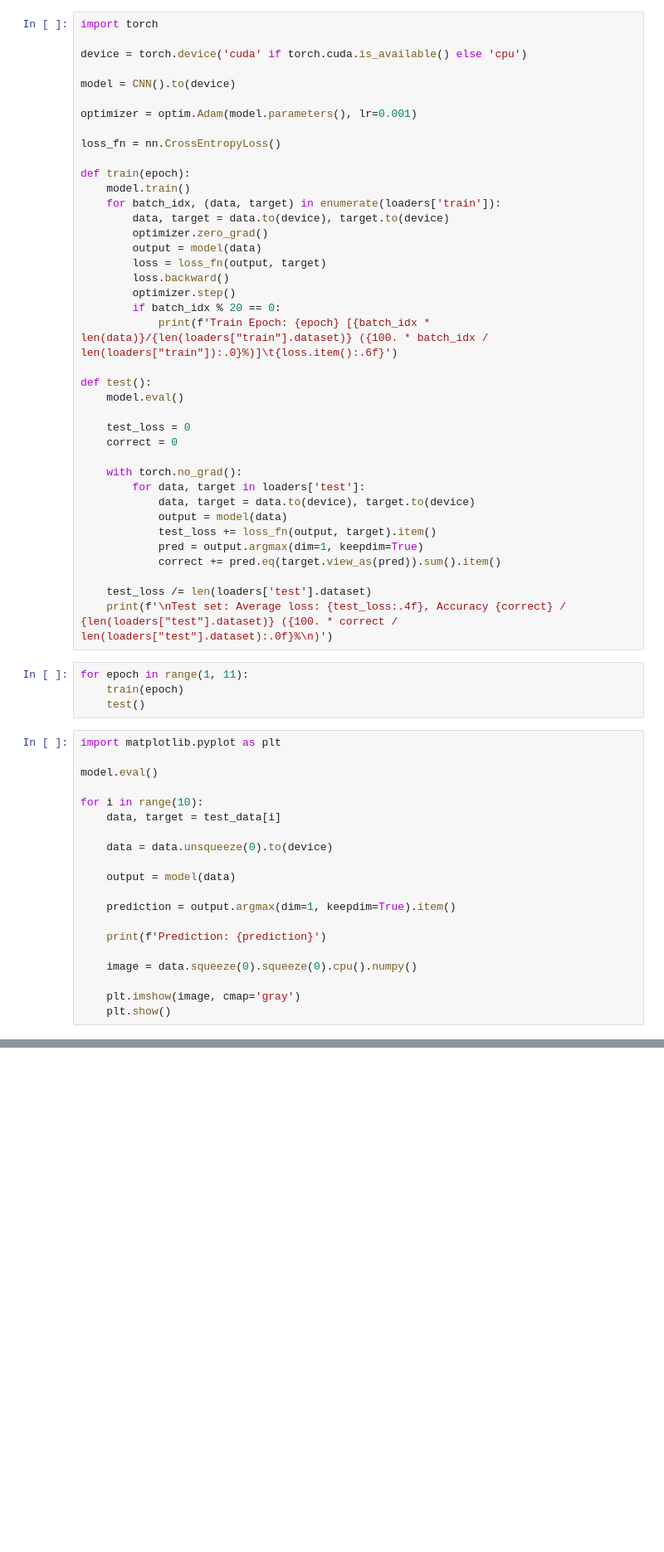
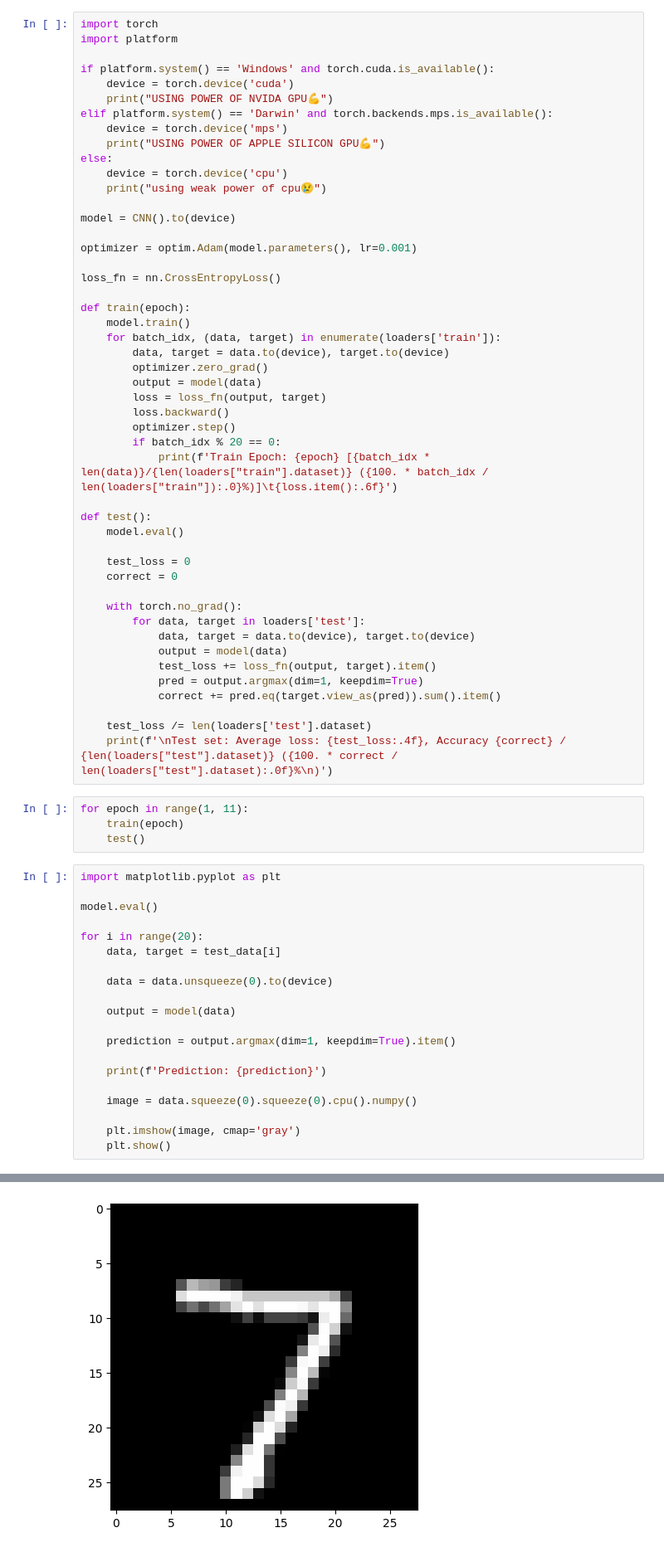
Before and after one commit to Akshajk3/Writing-Detection, a Jupyter notebook: main.ipynb, the cells around one changed output, grey strips where cells are left out. Shown at 83% size. Saved outputs shown, nothing was run; the diff lists cells and outputs as text; blank space fills up the shorter version.

```diff
--- a/main.ipynb
+++ b/main.ipynb
@@ -55,8 +55,17 @@ class CNN(nn.Module):
         return F.softmax(x)
 # %%
 import torch
+import platform
 
-device = torch.device('cuda' if torch.cuda.is_available() else 'cpu')
+if platform.system() == 'Windows' and torch.cuda.is_available():
+    device = torch.device('cuda')
+    print("USING POWER OF NVIDA GPU💪")
+elif platform.system() == 'Darwin' and torch.backends.mps.is_available():
+    device = torch.device('mps')
+    print("USING POWER OF APPLE SILICON GPU💪")
+else:
+    device = torch.device('cpu')
+    print("using weak power of cpu😢")
 
 model = CNN().to(device)
 
@@ -101,7 +110,7 @@ import matplotlib.pyplot as plt
 
 model.eval()
 
-for i in range(10):
+for i in range(20):
     data, target = test_data[i]
 
     data = data.unsqueeze(0).to(device)
@@ -116,3 +125,4 @@ for i in range(10):
 
     plt.imshow(image, cmap='gray')
     plt.show()
+# %% [output]
@@ -118,0 +130 @@ for i in range(10):
+[figure, added]
```
Also changed, not shown: parts of 1 cell of this notebook.
